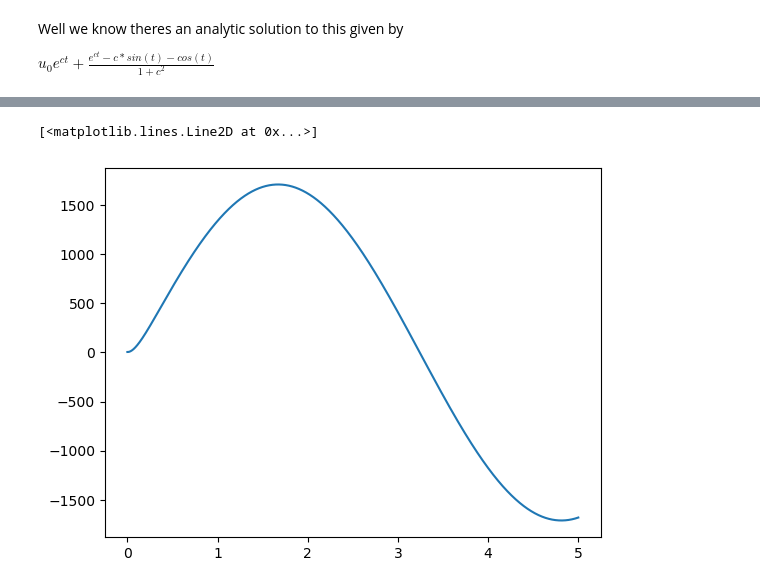
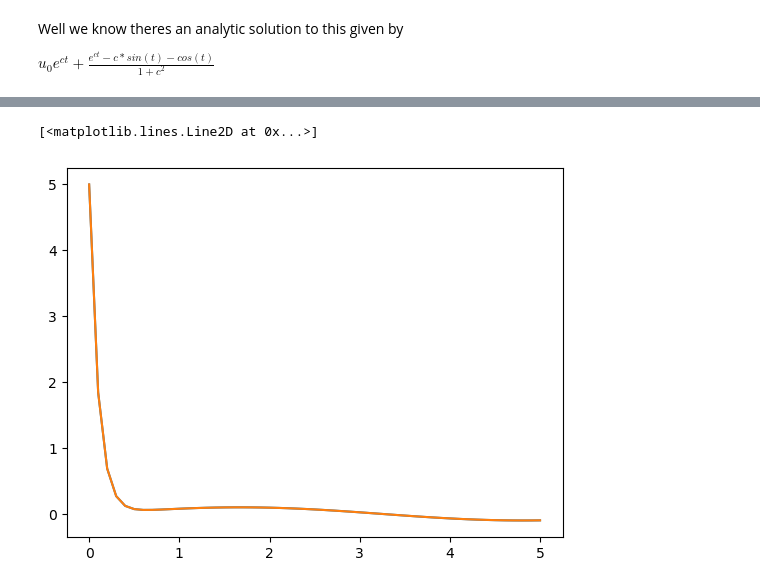
Before and after one commit to Gaffeyh/Research_Project, a Jupyter notebook: SimpleTest.ipynb, the cells around one changed output, grey strips where cells are left out. Drawn from its saved outputs; the diff is of its cells as text; code cells hidden in the pictures.

```diff
--- a/SimpleTest.ipynb
+++ b/SimpleTest.ipynb
@@ -68,7 +68,7 @@ def ETD1(Total_Time, Step_Size, Initial_Condition):
         uvec[i+1] = timestep(uvec[i], I, h)
     return uvec,tvec
 # %%
-y,x = ETD1(5,0.001,5)
+y,x = ETD1(5,0.1,5)
 # %%
 plt.plot(x,y)
 # %% [output]
@@ -93,7 +98,7 @@ plt.show
 ## lets do ETD2
 
 def I_nonconst(t,h):
-    return F(t)*((1+h*c)*np.exp(1) -1 - 2*h*c)/(h*c**2) +F(t-h)*(1+h*c-np.exp(1)**(c*h))/(h*c**2)
+    return F(t)*((1+h*c)*np.exp(1)**(c*h) -1 - 2*h*c)/(h*c**2) +F(t-h)*(1+h*c-np.exp(1)**(c*h))/(h*c**2)
 # %%
 def ETD2(Total_Time, Step_Size, Initial_Condition):
     T = Total_Time
@@ -111,9 +116,10 @@ def ETD2(Total_Time, Step_Size, Initial_Condition):
         uvec[i+1] = timestep(uvec[i], I, h)
     return uvec,tvec
 # %%
-y2,x2 = ETD2(5,0.001,5)
+y2,x2 = ETD2(5,0.1,5)
 # %%
 plt.plot(x2,y2)
+plt.plot(x,U_true(x,5))
 # %% [output]
 [<matplotlib.lines.Line2D at 0x...>]
-[figure, old version]
+[figure, new version]
```
Also changed, not shown: parts of 3 cells of this notebook.
